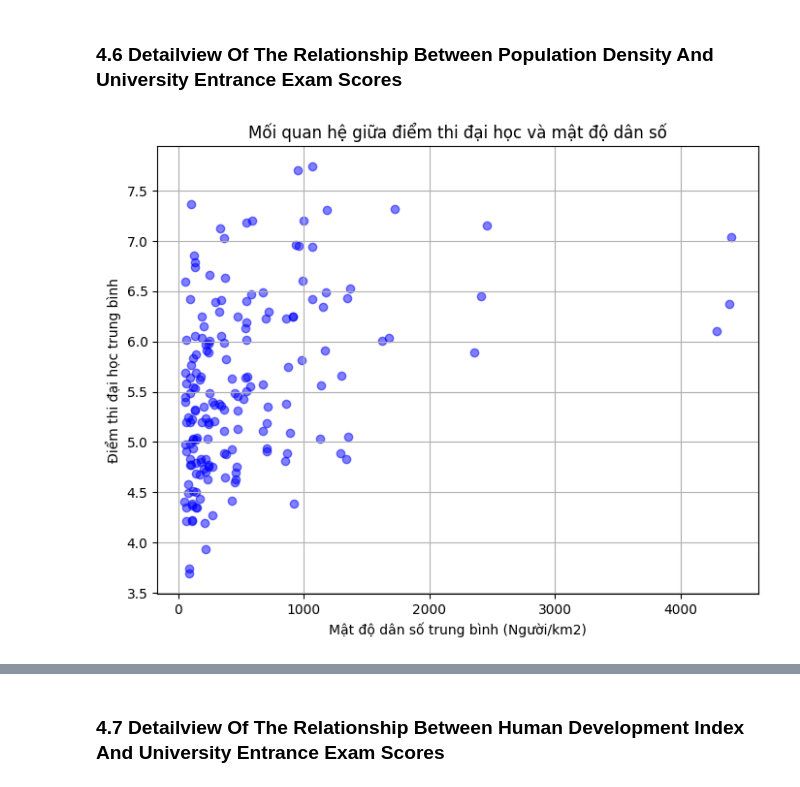
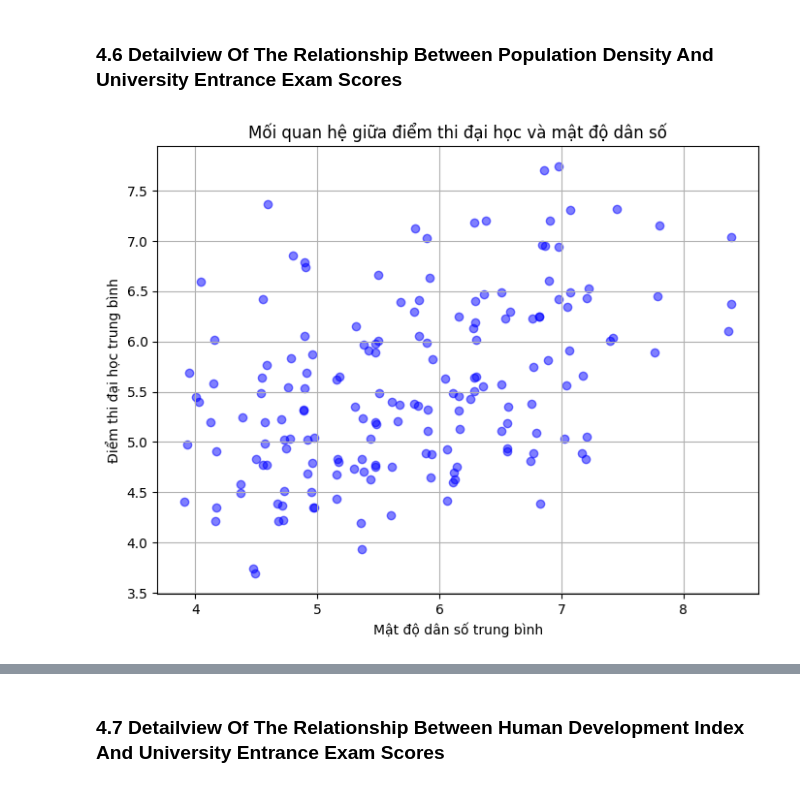
Before and after one commit to tranductri2003/university-score-predictor, a Jupyter notebook: [Part 3] Multivariate_Relationship_Analysis/[Part 3] Multivariate_Relationship_Analysis.ipynb, the cells around one changed output, grey strips where cells are left out. Cells and saved outputs as stored; diff of their text form; code cells hidden in the pictures.

```diff
--- a/[Part 3] Multivariate_Relationship_Analysis/[Part 3] Multivariate_Relationship_Analysis.ipynb
+++ b/[Part 3] Multivariate_Relationship_Analysis/[Part 3] Multivariate_Relationship_Analysis.ipynb
@@ -464,11 +464,11 @@ plt.show()
 # %%
 # Tạo scatter plot
 plt.figure(figsize=(8, 6))
-plt.scatter(df_cleaned['Mật độ dân số (Người/km2)'], df_cleaned['Điểm thi đại học trung bình của địa phương'], color='blue', alpha=0.5)
+plt.scatter(df_cleaned['Mật độ dân số'], df_cleaned['Điểm thi đại học trung bình của địa phương'], color='blue', alpha=0.5)
 plt.title('Mối quan hệ giữa điểm thi đại học và mật độ dân số')
-plt.xlabel('Mật độ dân số trung bình (Người/km2)')
+plt.xlabel('Mật độ dân số trung bình')
 plt.ylabel('Điểm thi đại học trung bình')
 plt.grid(True)
 plt.show()
 # %% [output]
-[figure, old version]
+[figure, new version]
```
Also changed, not shown: parts of 19 cells of this notebook, 5 other files.
